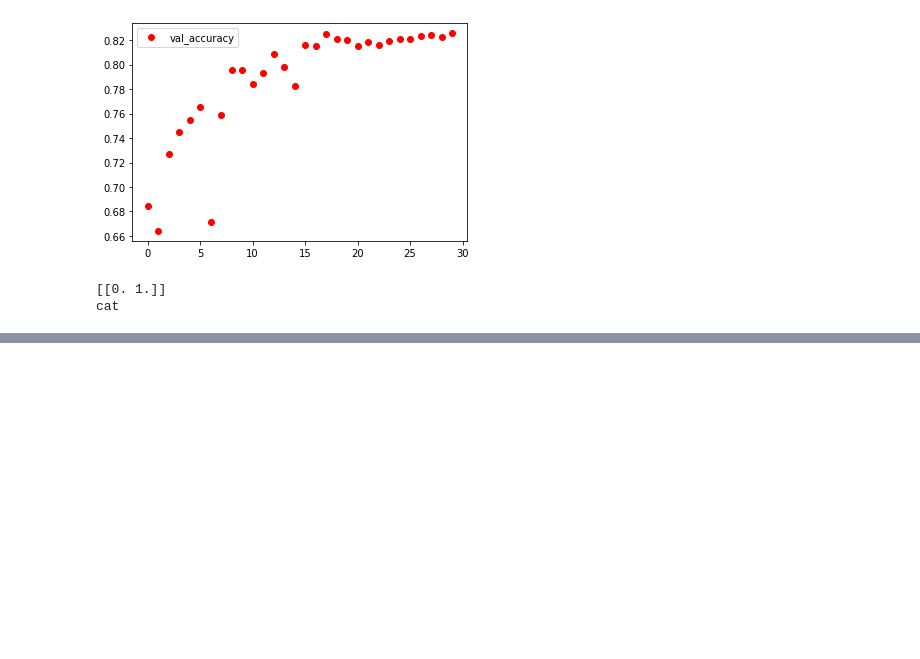
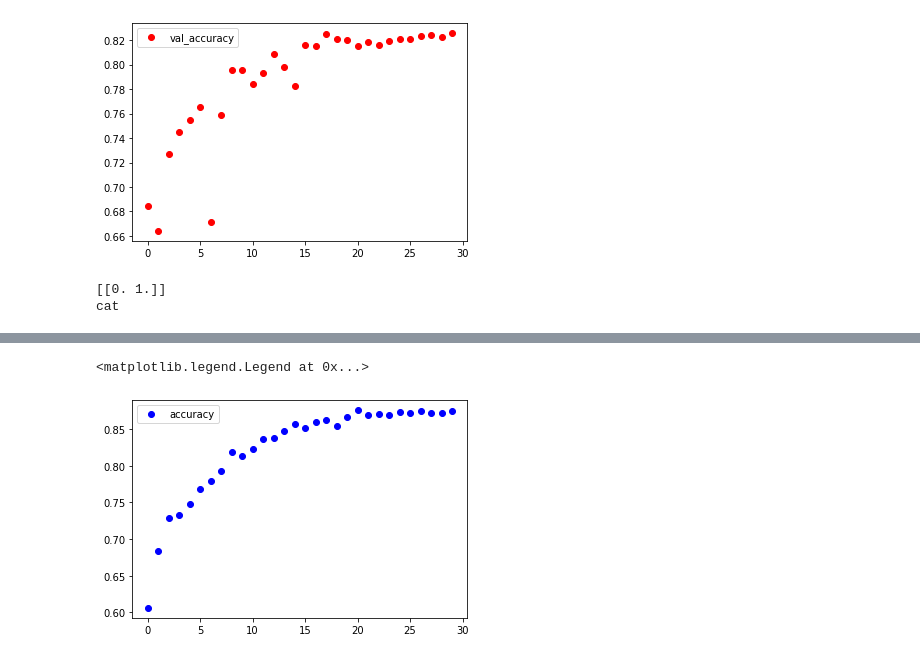
Before and after one commit to Vssmmrr/CNN_Keras, a Jupyter notebook: CNN_Keras.ipynb, the cells around one changed output, grey strips where cells are left out. Cells and saved outputs as stored; diff of their text form; code cells hidden in the pictures; blank space fills up the shorter version.

```diff
--- a/CNN_Keras.ipynb
+++ b/CNN_Keras.ipynb
@@ -308,0 +317,27 @@ second_model.save_weights('second_net_weights.h5')
+# %%
+third_net = Sequential()
+third_net.add(Conv2D(32, (3, 3), input_shape=(IMAGE_WIDTH, IMAGE_HEIGHT, IMAGE_CHANNELS)))
+third_net.add(BatchNormalization())
+third_net.add(Activation("relu"))
+third_net.add(MaxPooling2D(pool_size=(2, 2)))
+
+
+third_net.add(Conv2D(64, (3, 3)))
+third_net.add(BatchNormalization())
+third_net.add(Activation("relu"))
+third_net.add(MaxPooling2D(pool_size=(2, 2)))
+
+third_net.add(Conv2D(128, (3, 3)))
+third_net.add(BatchNormalization())
+third_net.add(Activation("relu"))
+third_net.add(MaxPooling2D(pool_size=(2, 2)))
+
+third_net.add(Flatten())
+third_net.add(Dense(512))
+third_net.add(BatchNormalization())
+third_net.add(Activation("relu"))
+third_net.add(Dense(2, activation='softmax'))
+
+third_net.compile(loss='categorical_crossentropy', optimizer='rmsprop', metrics=['accuracy'])
+
+third_net.summary()
@@ -308,0 +362,14 @@ second_model.save_weights('second_net_weights.h5')
+# %%
+total_validate = 8000
+total_train = 2000
+batch_size = 10
+
+epochs = 3 if FAST_RUN else 30
+history = third_net.fit_generator(
+    training_set,
+    epochs = epochs,
+    validation_data = test_set,
+    validation_steps = total_validate // batch_size,
+    steps_per_epoch = total_train // batch_size,
+    callbacks = callbacks
+)
@@ -308,0 +394,7 @@ second_model.save_weights('second_net_weights.h5')
+# %%
+third_accuracy = history.history['accuracy']
+plt.plot(range(len(accuracy)), third_accuracy, 'bo', label = 'accuracy')
+plt.legend()
+# %% [output]
+<matplotlib.legend.Legend at 0x...>
+[figure, added]
```
Also changed, not shown: parts of 21 cells of this notebook, 1 other file.
